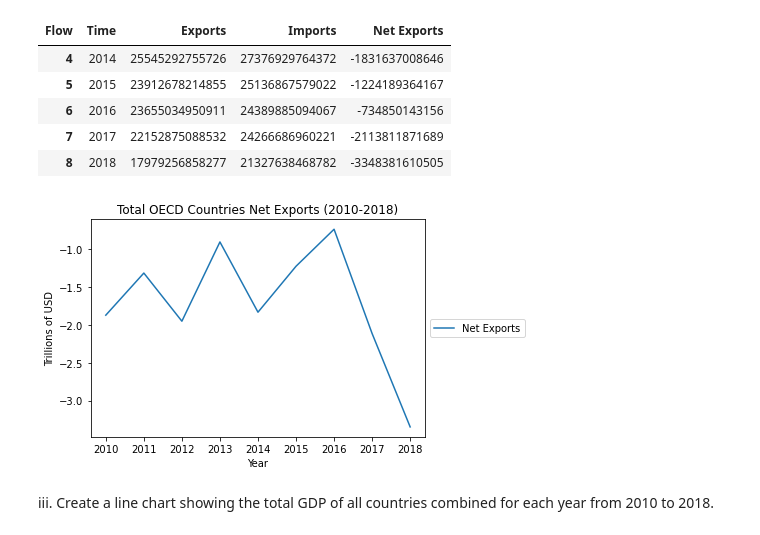
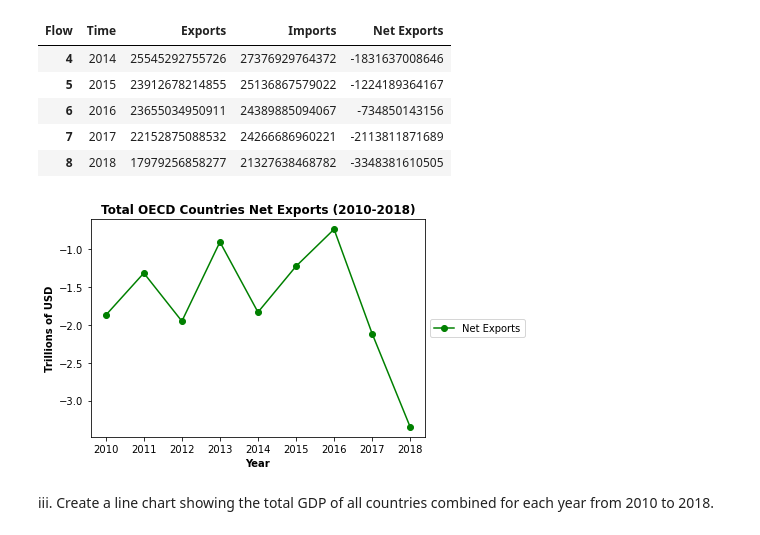
Before and after one commit to sni13/rsm312-businessAnalytics, a Jupyter notebook: Assignment 3/A3 Code.ipynb, the cells around one changed output. Drawn from its saved outputs; the diff is of its cells as text; code cells hidden in the pictures.

```diff
--- a/Assignment 3/A3 Code.ipynb
+++ b/Assignment 3/A3 Code.ipynb
@@ -146,15 +146,15 @@ pivoted.tail()
 | 8 | 2018 | 17979256858277 | 21327638468782 | -3348381610505 |
 # %%
 # Create a line chart of the data
-plt.plot(pivoted['Time'], pivoted['Net Exports'] / 1e12, label='Net Exports')
+plt.plot(pivoted['Time'], pivoted['Net Exports'] / 1e12, label='Net Exports', marker = 'o', color = 'green')
 plt.legend()
-plt.xlabel('Year')
-plt.ylabel('Trillions of USD')
-plt.title('Total OECD Countries Net Exports (2010-2018)')
+plt.xlabel('Year', fontweight = 'bold')
+plt.ylabel('Trillions of USD', fontweight = 'bold')
+plt.title('Total OECD Countries Net Exports (2010-2018)', fontweight = 'bold')
 plt.legend(loc='center left', bbox_to_anchor=(1, 0.5))
 plt.show()
 # %% [output]
-[figure, old version]
+[figure, new version]
 # %% [markdown]
 iii. Create a line chart showing the total GDP of all countries combined for each year from 2010 to 2018.
 # %%
```
Also changed, not shown: parts of 2 cells of this notebook.
